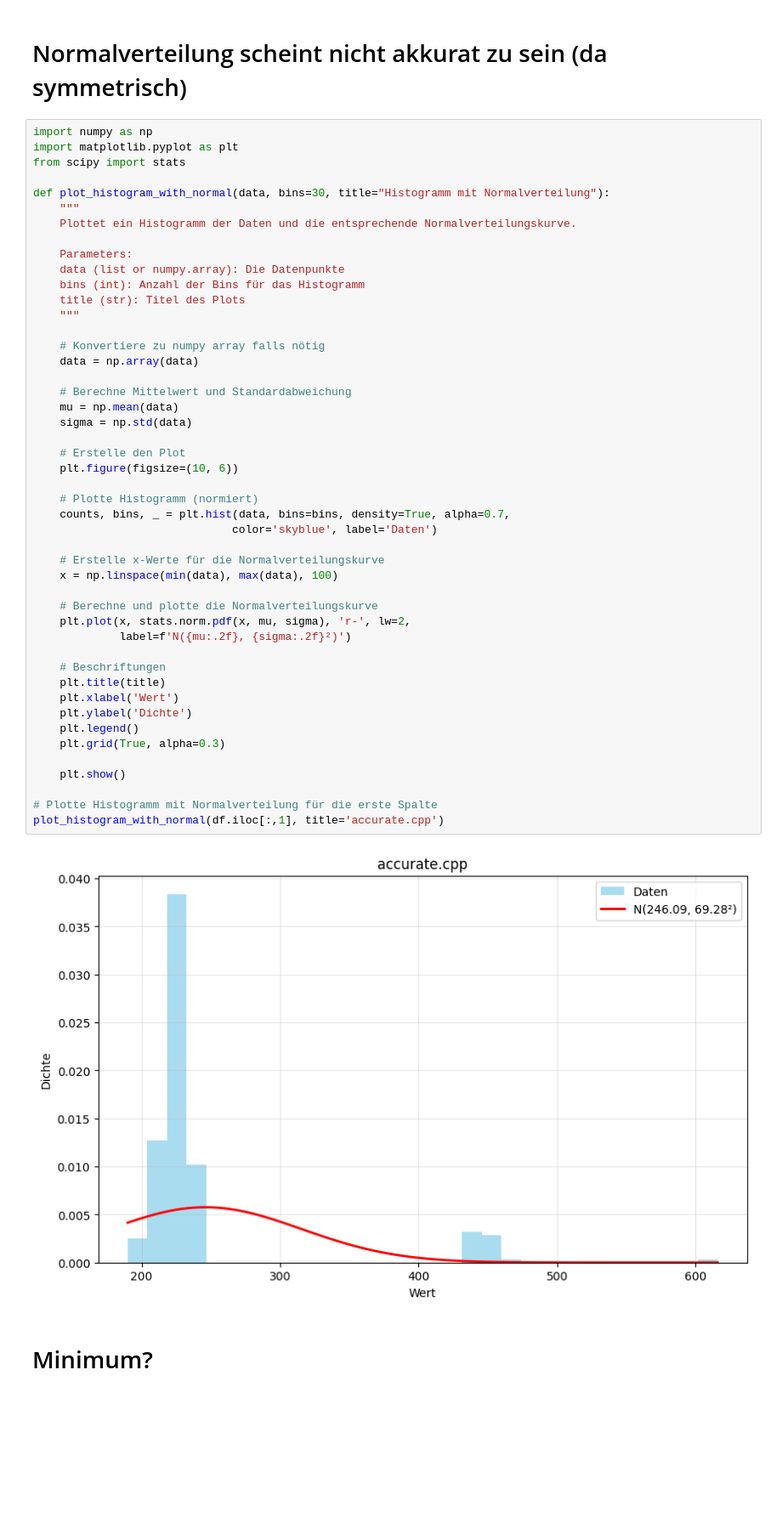
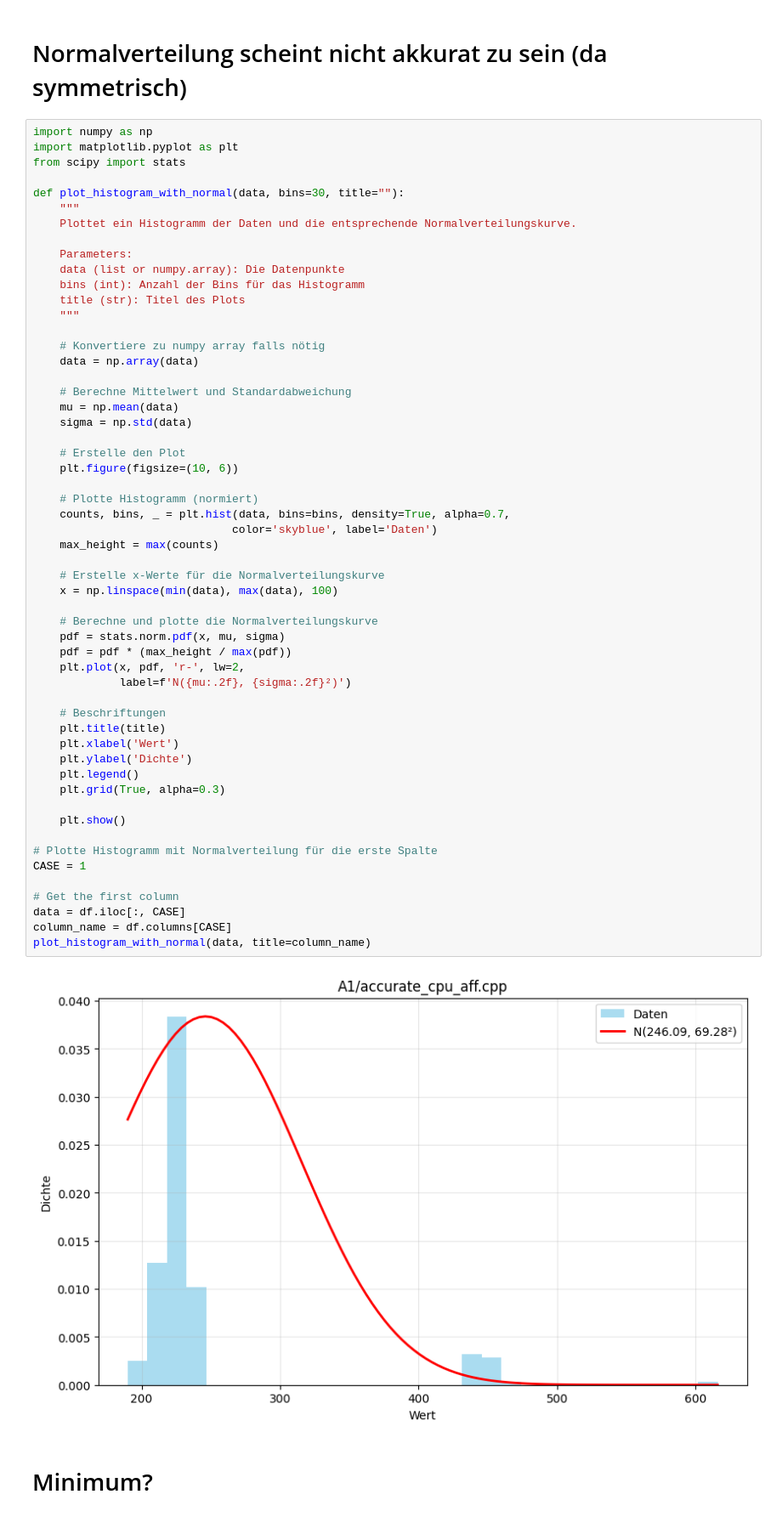
Before and after one commit to kilianbartz/bs_ueb2, a Jupyter notebook: plot.ipynb, the cells around one changed output. Shown at 85% size. Saved outputs shown, nothing was run; the diff lists cells and outputs as text; blank space fills up the shorter version.

Commit message:
fixed normal distr

```diff
--- a/plot.ipynb
+++ b/plot.ipynb
@@ -178,7 +178,7 @@ import numpy as np
 import matplotlib.pyplot as plt
 from scipy import stats
 
-def plot_histogram_with_normal(data, bins=30, title="Histogramm mit Normalverteilung"):
+def plot_histogram_with_normal(data, bins=30, title=""):
     """
     Plottet ein Histogramm der Daten und die entsprechende Normalverteilungskurve.
 
@@ -192,36 +192,44 @@ def plot_histogram_with_normal(data, bins=30, title="Histogramm mit Normalvertei
     data = np.array(data)
 
     # Berechne Mittelwert und Standardabweichung
     mu = np.mean(data)
     sigma = np.std(data)
 
     # Erstelle den Plot
     plt.figure(figsize=(10, 6))
 
     # Plotte Histogramm (normiert)
     counts, bins, _ = plt.hist(data, bins=bins, density=True, alpha=0.7,
                               color='skyblue', label='Daten')
+    max_height = max(counts)
 
     # Erstelle x-Werte für die Normalverteilungskurve
     x = np.linspace(min(data), max(data), 100)
 
     # Berechne und plotte die Normalverteilungskurve
-    plt.plot(x, stats.norm.pdf(x, mu, sigma), 'r-', lw=2,
+    pdf = stats.norm.pdf(x, mu, sigma)
+    pdf = pdf * (max_height / max(pdf))
+    plt.plot(x, pdf, 'r-', lw=2,
              label=f'N({mu:.2f}, {sigma:.2f}²)')
 
     # Beschriftungen
     plt.title(title)
     plt.xlabel('Wert')
     plt.ylabel('Dichte')
     plt.legend()
     plt.grid(True, alpha=0.3)
 
     plt.show()
 
 # Plotte Histogramm mit Normalverteilung für die erste Spalte
-plot_histogram_with_normal(df.iloc[:,1], title='accurate.cpp')
+CASE = 1
+
+# Get the first column
+data = df.iloc[:, CASE]
+column_name = df.columns[CASE]
+plot_histogram_with_normal(data, title=column_name)
 # %% [output]
-[figure, old version]
+[figure, new version]
 # %% [markdown]
 # Minimum?
 # %%
```
